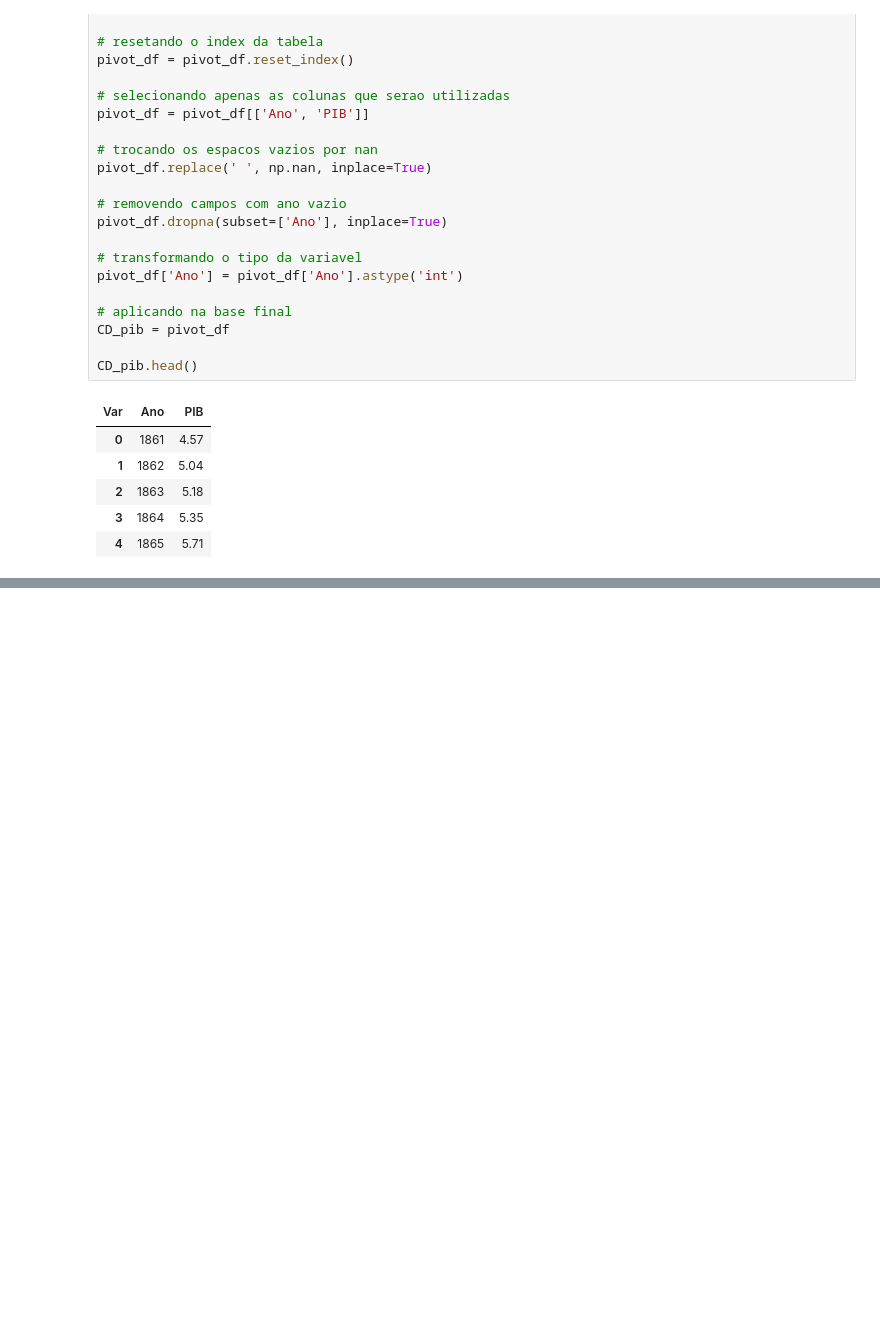
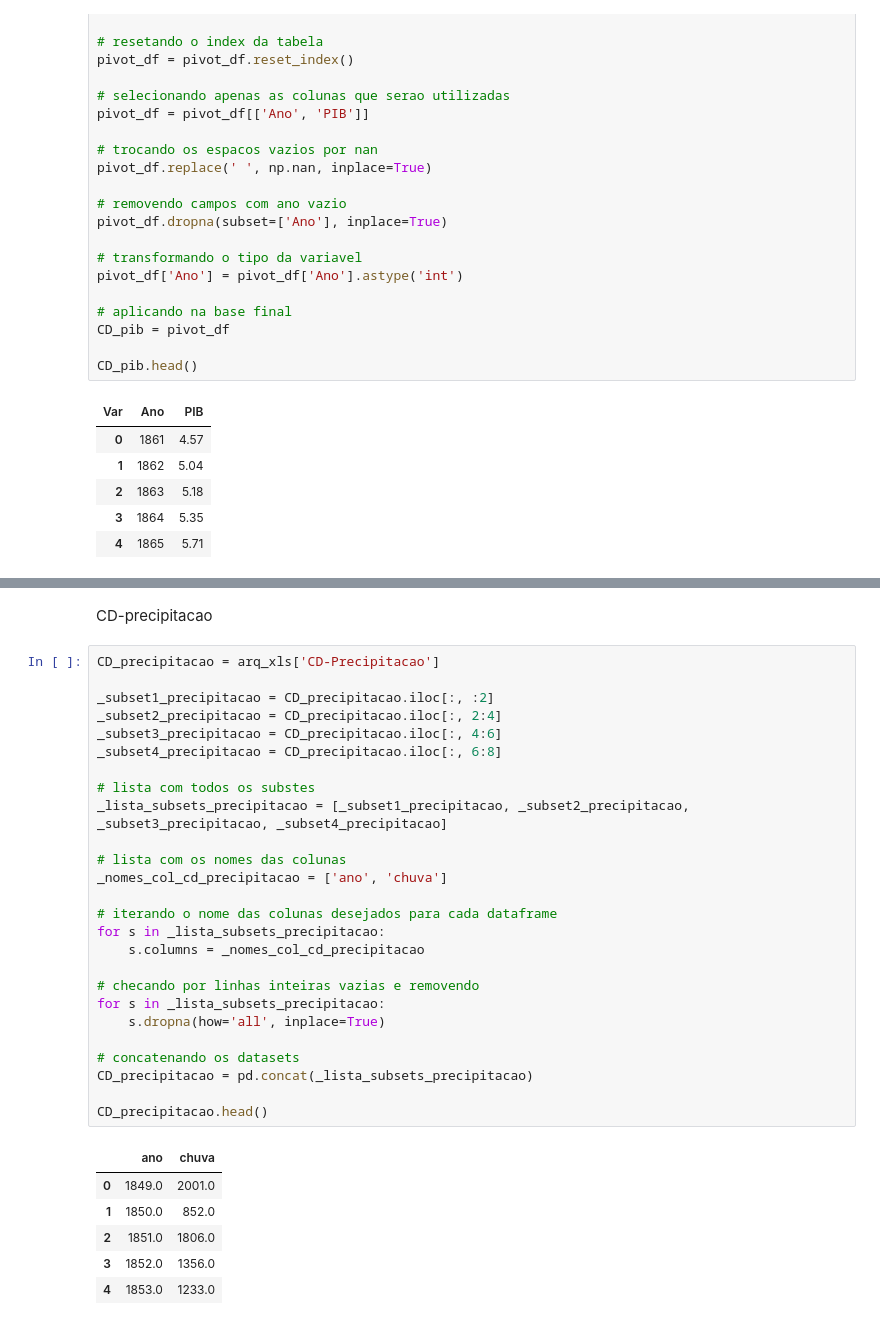
Before and after one commit to lpoggetto/estat_bas_py, a Jupyter notebook: ajustando_dados.ipynb, the cells around one changed output, grey strips where cells are left out. Drawn from its saved outputs; the diff is of its cells as text; blank space fills up the shorter version.

```diff
--- a/ajustando_dados.ipynb
+++ b/ajustando_dados.ipynb
@@ -295,0 +385,35 @@ To do:
+# %% [markdown]
+CD-precipitacao
+# %%
+CD_precipitacao = arq_xls['CD-Precipitacao']
+
+_subset1_precipitacao = CD_precipitacao.iloc[:, :2]
+_subset2_precipitacao = CD_precipitacao.iloc[:, 2:4]
+_subset3_precipitacao = CD_precipitacao.iloc[:, 4:6]
+_subset4_precipitacao = CD_precipitacao.iloc[:, 6:8]
+
+# lista com todos os substes
+_lista_subsets_precipitacao = [_subset1_precipitacao, _subset2_precipitacao, _subset3_precipitacao, _subset4_precipitacao]
+
+# lista com os nomes das colunas
+_nomes_col_cd_precipitacao = ['ano', 'chuva']
+
+# iterando o nome das colunas desejados para cada dataframe
+for s in _lista_subsets_precipitacao:
+    s.columns = _nomes_col_cd_precipitacao
+
+# checando por linhas inteiras vazias e removendo
+for s in _lista_subsets_precipitacao:
+    s.dropna(how='all', inplace=True)
+
+# concatenando os datasets
+CD_precipitacao = pd.concat(_lista_subsets_precipitacao)
+
+CD_precipitacao.head()
+# %% [output]
+|  | ano | chuva |
+| 0 | 1849.0 | 2001.0 |
+| 1 | 1850.0 | 852.0 |
+| 2 | 1851.0 | 1806.0 |
+| 3 | 1852.0 | 1356.0 |
+| 4 | 1853.0 | 1233.0 |
```
Also changed, not shown: parts of 13 cells of this notebook, 15 other files.
